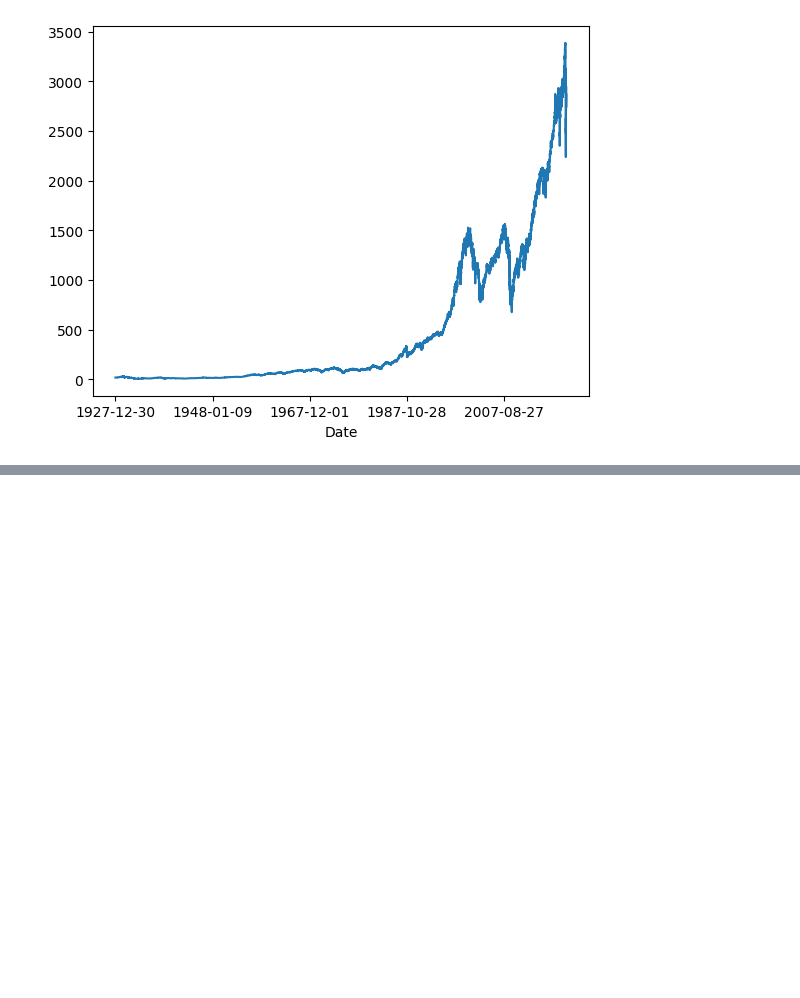
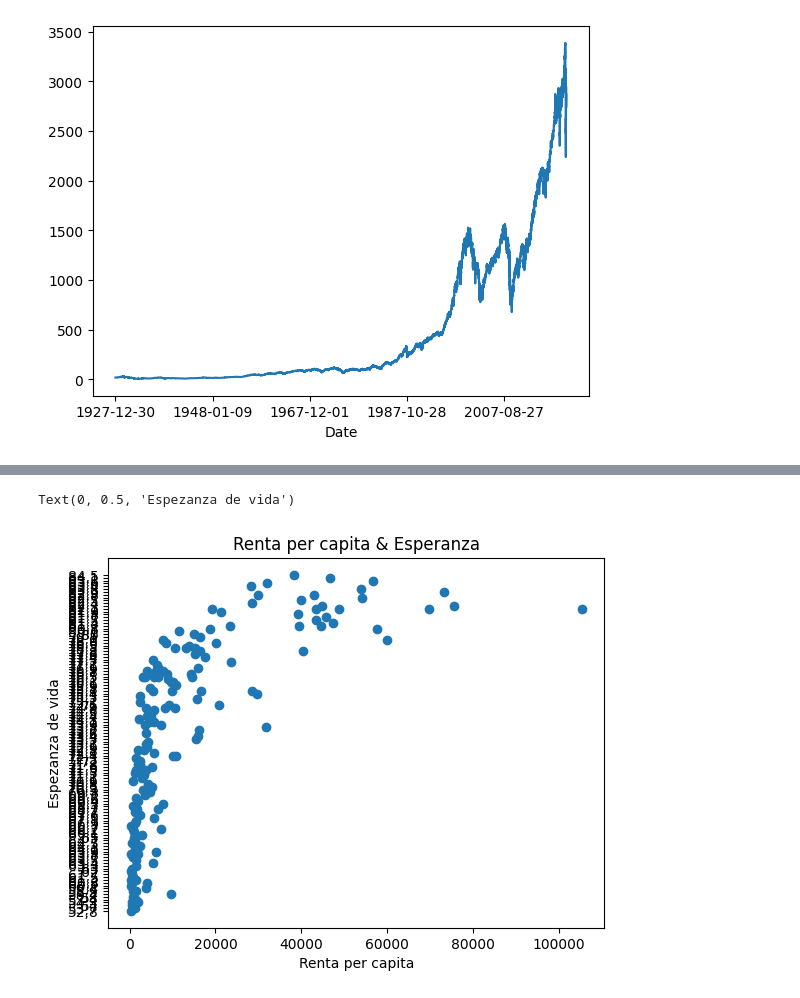
Before and after one commit to falken20/Master-DataScience-MachineLearning, a Jupyter notebook: examples.ipynb, the cells around one changed output, grey strips where cells are left out. Cells and saved outputs as stored; diff of their text form; code cells hidden in the pictures; blank space fills up the shorter version.

```diff
--- a/examples.ipynb
+++ b/examples.ipynb
@@ -53,0 +56,3 @@ df_sp500["Close"].plot()
+# %%
+df_pais = pd.read_csv(r'/content/drive/MyDrive/Colab Notebooks/Master Python DS-ML/data/Info_pais.csv', encoding = "ISO-8859-1", delimiter=';')
+df_pais.head()
@@ -53,0 +66,3 @@ df_sp500["Close"].plot()
+# %%
+df_pais_order = df_pais.sort_values("Esperanza de vida", ascending=True)
+df_pais_order.head()
@@ -53,0 +76,8 @@ df_sp500["Close"].plot()
+# %%
+plt.scatter(df_pais_order["Renta per capita"], df_pais_order["Esperanza de vida"])  # Si no lo muestra ejecutar plt.show() a continuación
+plt.title("Renta per capita & Esperanza")
+plt.xlabel("Renta per capita")
+plt.ylabel("Espezanza de vida")
+# %% [output]
+Text(0, 0.5, 'Espezanza de vida')
+[figure, added]
```
Also changed, not shown: parts of 6 cells of this notebook.
